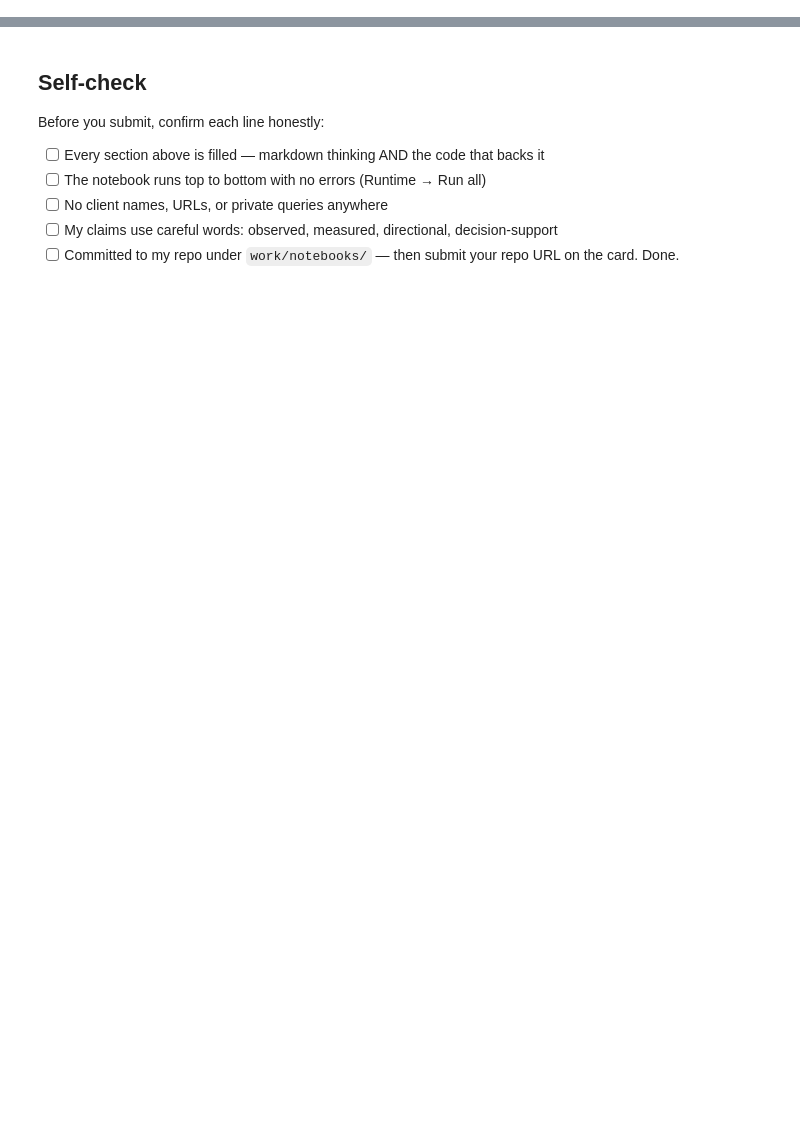
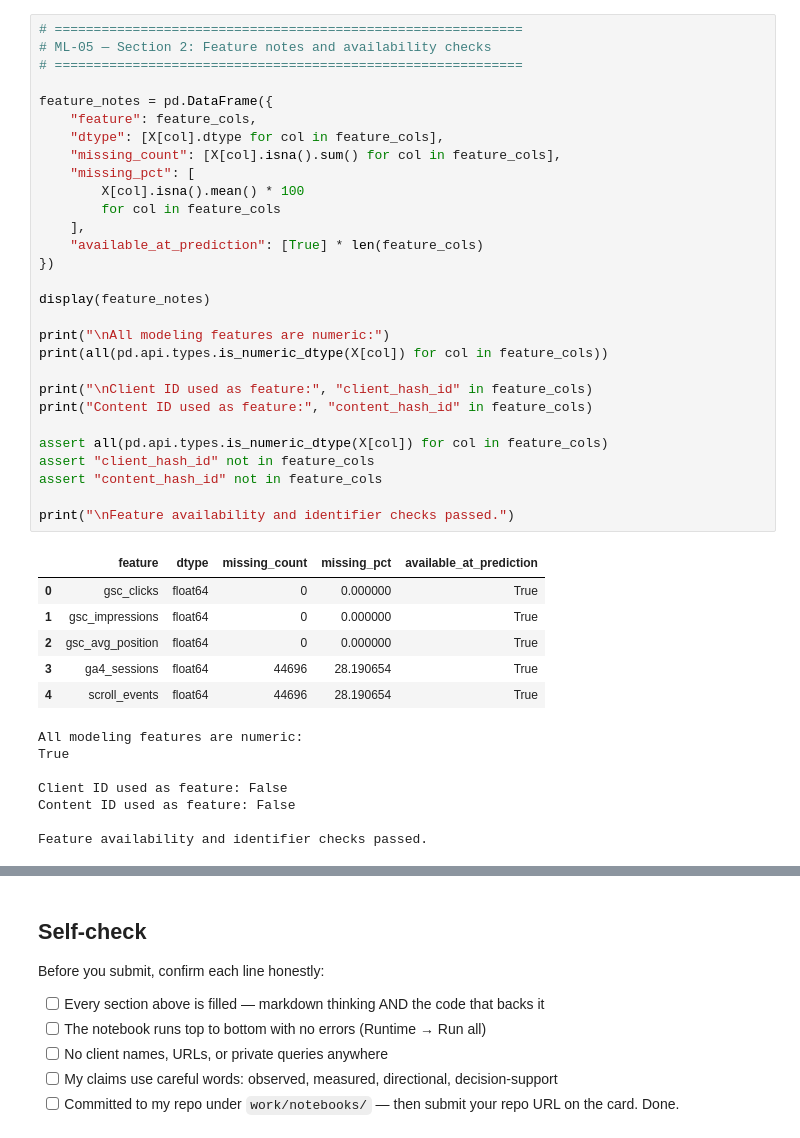
Before and after one commit to mohamedahmed02/Flyrank-internship, a Jupyter notebook: work/notebooks/w03_feature_leakage_check.ipynb, the cells around one changed output, grey strips where cells are left out. Saved outputs shown, nothing was run; the diff lists cells and outputs as text; blank space fills up the shorter version.

```diff
--- a/work/notebooks/w03_feature_leakage_check.ipynb
+++ b/work/notebooks/w03_feature_leakage_check.ipynb
@@ -36,0 +203,43 @@ This skeleton is yours to fill. Work the sections **in order** — each one has
+# %%
+# ============================================================
+# ML-05 — Section 2: Feature notes and availability checks
+# ============================================================
+
+feature_notes = pd.DataFrame({
+    "feature": feature_cols,
+    "dtype": [X[col].dtype for col in feature_cols],
+    "missing_count": [X[col].isna().sum() for col in feature_cols],
+    "missing_pct": [
+        X[col].isna().mean() * 100
+        for col in feature_cols
+    ],
+    "available_at_prediction": [True] * len(feature_cols)
+})
+
+display(feature_notes)
+
+print("\nAll modeling features are numeric:")
+print(all(pd.api.types.is_numeric_dtype(X[col]) for col in feature_cols))
+
+print("\nClient ID used as feature:", "client_hash_id" in feature_cols)
+print("Content ID used as feature:", "content_hash_id" in feature_cols)
+
+assert all(pd.api.types.is_numeric_dtype(X[col]) for col in feature_cols)
+assert "client_hash_id" not in feature_cols
+assert "content_hash_id" not in feature_cols
+
+print("\nFeature availability and identifier checks passed.")
+# %% [output]
+|  | feature | dtype | missing_count | missing_pct | available_at_prediction |
+| 0 | gsc_clicks | float64 | 0 | 0.000000 | True |
+| 1 | gsc_impressions | float64 | 0 | 0.000000 | True |
+| 2 | gsc_avg_position | float64 | 0 | 0.000000 | True |
+| 3 | ga4_sessions | float64 | 44696 | 28.190654 | True |
+| 4 | scroll_events | float64 | 44696 | 28.190654 | True |
+All modeling features are numeric:
+True
+
+Client ID used as feature: False
+Content ID used as feature: False
+
+Feature availability and identifier checks passed.
```
Also changed, not shown: parts of 17 cells of this notebook.
